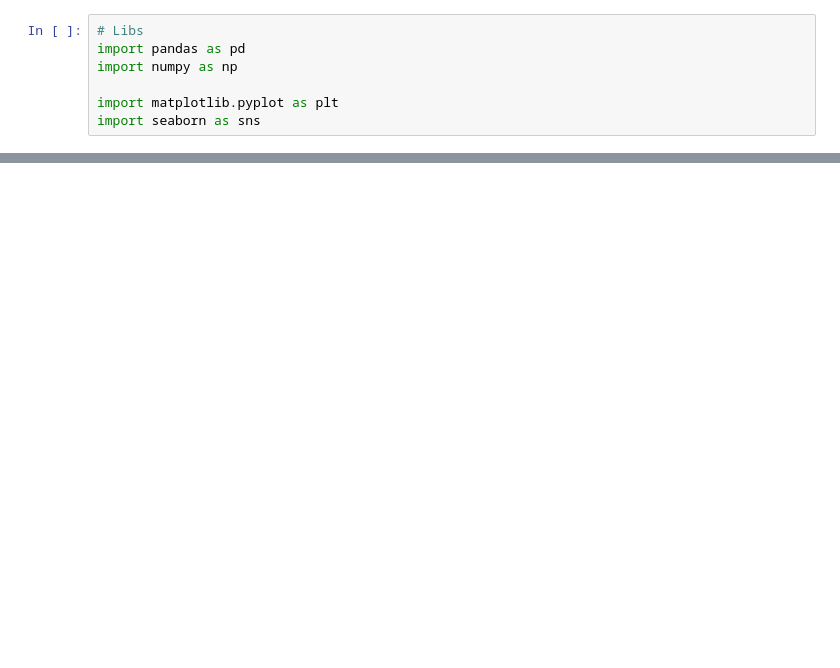
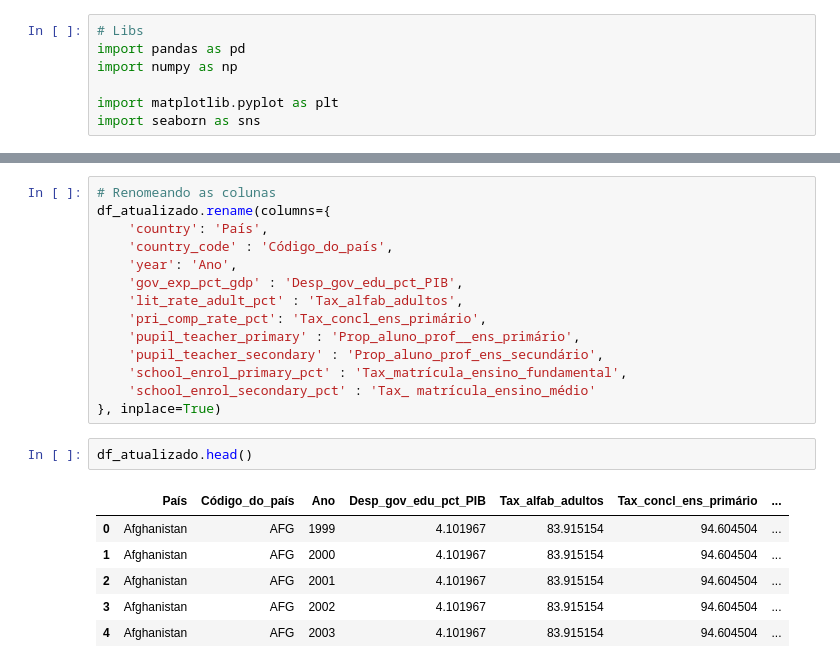
Before and after one commit to edubrumgithub/Analise-Educa-o-Mundial, a Jupyter notebook: main.ipynb, the cells around one changed output, grey strips where cells are left out. Saved outputs shown, nothing was run; the diff lists cells and outputs as text; blank space fills up the shorter version.

```diff
--- a/main.ipynb
+++ b/main.ipynb
@@ -118,0 +185,23 @@ print(len(base_dados['country'].unique()))
+# %%
+# Renomeando as colunas
+df_atualizado.rename(columns={
+    'country': 'País',
+    'country_code' : 'Código_do_país',
+    'year': 'Ano',
+    'gov_exp_pct_gdp' : 'Desp_gov_edu_pct_PIB',
+    'lit_rate_adult_pct' : 'Tax_alfab_adultos',
+    'pri_comp_rate_pct': 'Tax_concl_ens_primário',
+    'pupil_teacher_primary' : 'Prop_aluno_prof__ens_primário',
+    'pupil_teacher_secondary' : 'Prop_aluno_prof_ens_secundário',
+    'school_enrol_primary_pct' : 'Tax_matrícula_ensino_fundamental',
+    'school_enrol_secondary_pct' : 'Tax_ matrícula_ensino_médio'
+}, inplace=True)
+# %%
+df_atualizado.head()
+# %% [output]
+|  | País | Código_do_país | Ano | Desp_gov_edu_pct_PIB | Tax_alfab_adultos | Tax_concl_ens_primário | ... |
+| 0 | Afghanistan | AFG | 1999 | 4.101967 | 83.915154 | 94.604504 | ... |
+| 1 | Afghanistan | AFG | 2000 | 4.101967 | 83.915154 | 94.604504 | ... |
+| 2 | Afghanistan | AFG | 2001 | 4.101967 | 83.915154 | 94.604504 | ... |
+| 3 | Afghanistan | AFG | 2002 | 4.101967 | 83.915154 | 94.604504 | ... |
+| 4 | Afghanistan | AFG | 2003 | 4.101967 | 83.915154 | 94.604504 | ... |
```
Also changed, not shown: parts of 16 cells of this notebook.
